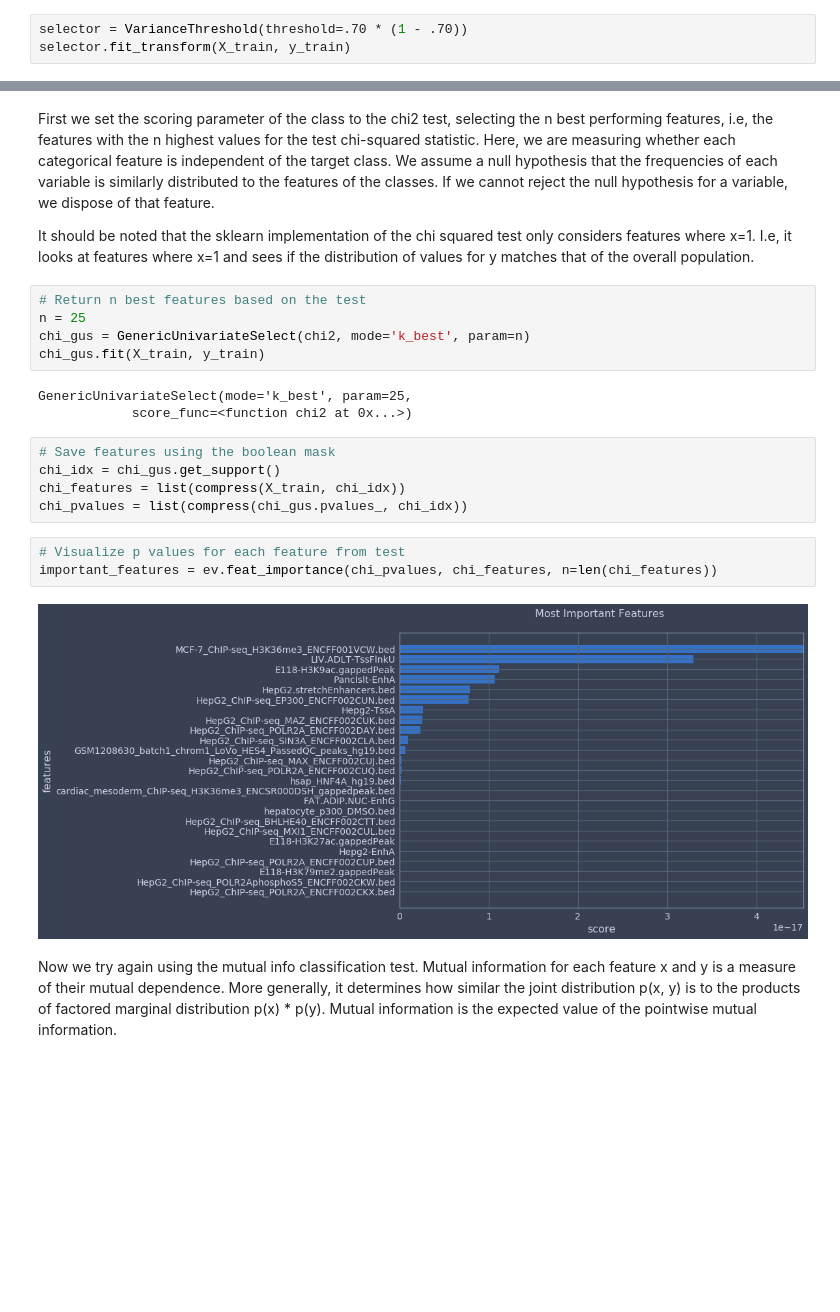
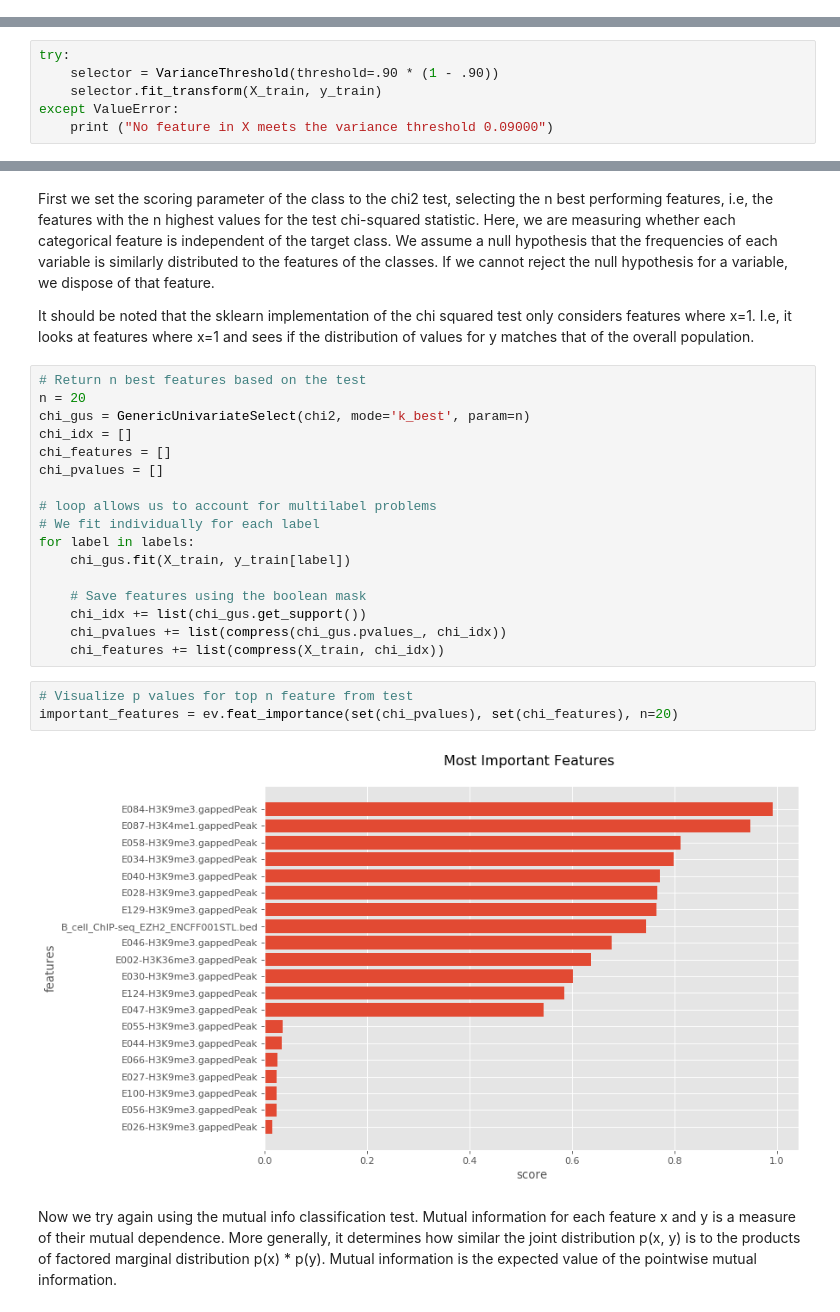
Before and after one commit to kaushik316/T2D_Models, a Jupyter notebook: src/notebooks/FeatureSelection.ipynb, the cells around one changed output, grey strips where cells are left out. Drawn from its saved outputs; the diff is of its cells as text; blank space fills up the shorter version.

```diff
--- a/src/notebooks/FeatureSelection.ipynb
+++ b/src/notebooks/FeatureSelection.ipynb
@@ -98,6 +100,3 @@ In a dataset with boolean features we can remove all features that are either on
 Since boolean variables are Bernoulli random variables, their variance is given by p(1-p). So as an example, if we want to remove all features that are either one or zero (on or off) in more than 80% of the samples then we woould set the threshold parameter of the selector to = .80 * (1 - 0.80).
 
 A note on this approach in this instance is that it might not be particularly effective for such an imbalanced dataset, as features displaying the most variation could display that variation all within the larger control class.
-# %%
-selector = VarianceThreshold(threshold=.70 * (1 - .70))
-selector.fit_transform(X_train, y_train)
@@ -111,0 +103,6 @@ array([[0., 1., 0., ..., 0., 0., 0.],
+# %%
+try:
+    selector = VarianceThreshold(threshold=.90 * (1 - .90))
+    selector.fit_transform(X_train, y_train)
+except ValueError:
+    print ("No feature in X meets the variance threshold 0.09000")
@@ -148,21 +152,25 @@ First we set the scoring parameter of the class to the chi2 test, selecting the
 It should be noted that the sklearn implementation of the chi squared test only considers features where x=1. I.e, it looks at features where x=1 and sees if the distribution of values for y matches that of the overall population.
 # %%
 # Return n best features based on the test
-n = 25
+n = 20
 chi_gus = GenericUnivariateSelect(chi2, mode='k_best', param=n)
-chi_gus.fit(X_train, y_train)
+chi_idx = []
+chi_features = []
+chi_pvalues = []
+
+# loop allows us to account for multilabel problems
+# We fit individually for each label
+for label in labels:
+    chi_gus.fit(X_train, y_train[label])
+
+    # Save features using the boolean mask
+    chi_idx += list(chi_gus.get_support())
+    chi_pvalues += list(compress(chi_gus.pvalues_, chi_idx))
+    chi_features += list(compress(X_train, chi_idx))
-# %% [output]
-GenericUnivariateSelect(mode='k_best', param=25,
-            score_func=<function chi2 at 0x...>)
-# %%
-# Save features using the boolean mask
-chi_idx = chi_gus.get_support()
-chi_features = list(compress(X_train, chi_idx))
-chi_pvalues = list(compress(chi_gus.pvalues_, chi_idx))
 # %%
-# Visualize p values for each feature from test
-important_features = ev.feat_importance(chi_pvalues, chi_features, n=len(chi_features))
+# Visualize p values for top n feature from test
+important_features = ev.feat_importance(set(chi_pvalues), set(chi_features), n=20)
 # %% [output]
-[figure, old version]
+[figure, new version]
 # %% [markdown]
 Now we try again using the mutual info classification test. Mutual information for each feature x and y is a measure of their mutual dependence. More generally, it determines how similar the joint distribution p(x, y) is to the products of factored marginal distribution p(x) * p(y). Mutual information is the expected value of the pointwise mutual information.
```
Also changed, not shown: parts of 28 cells of this notebook, 1 other file.
